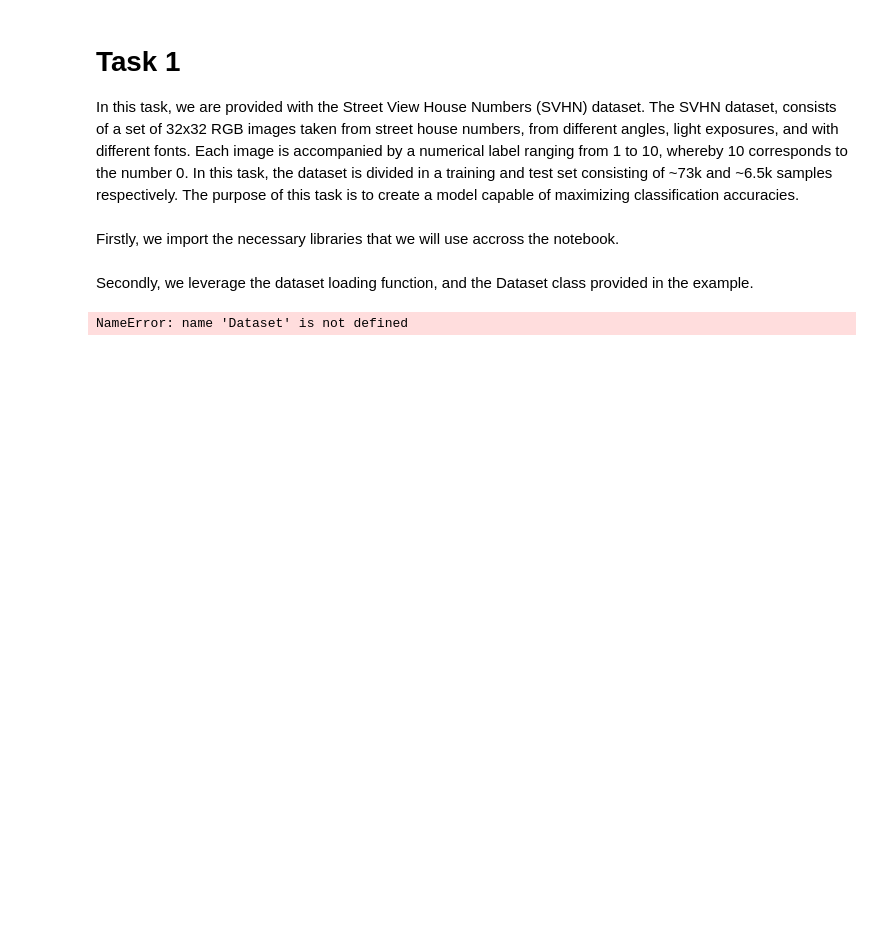
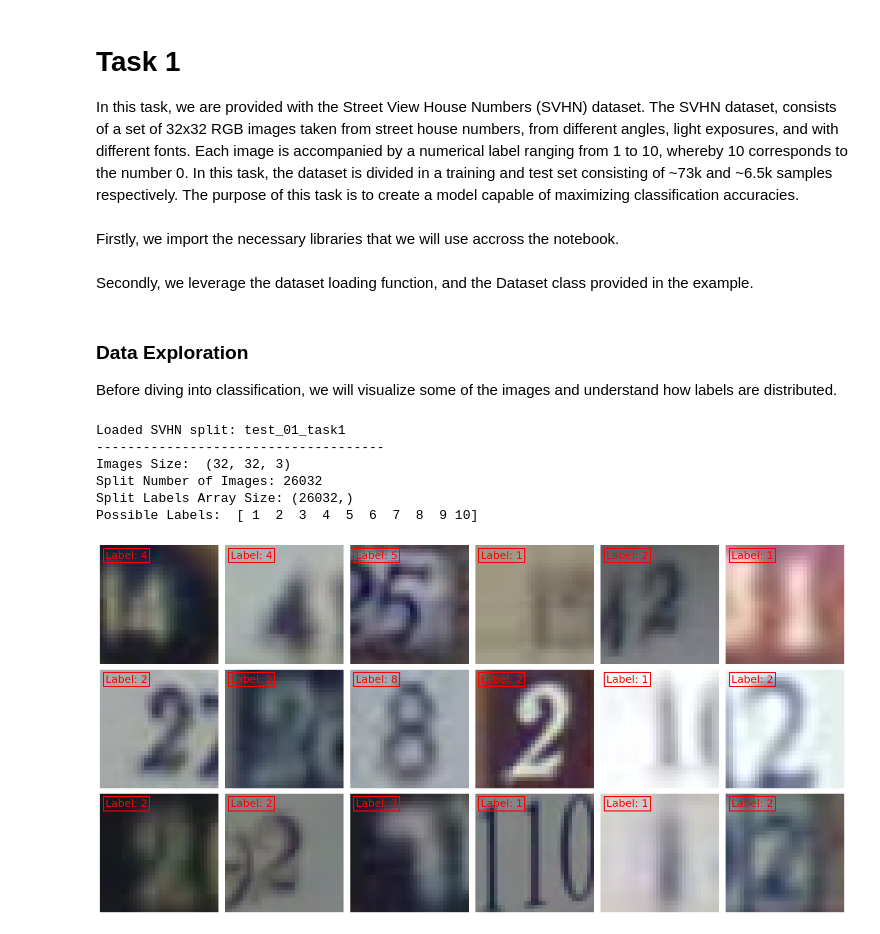
Before and after one commit to vicentepese/SDCV_test, a Jupyter notebook: seedtag_vicente_test.ipynb, the cells around one changed output. Saved outputs shown, nothing was run; the diff lists cells and outputs as text; code cells hidden in the pictures; blank space fills up the shorter version.

Commit message:
task1

```diff
--- a/seedtag_vicente_test.ipynb
+++ b/seedtag_vicente_test.ipynb
@@ -92,6 +94,17 @@ def load_data(root_dir, split):
     print('Possible Labels: ', np.unique(labels))
     return imgs,labels
 
+def eval_model(model,loader):
+    model.eval()
+    y_pred_list, targets_list = [], []
+    for (imgs, targets) in  loader:
+        y_pred = model(imgs)
+        _,y_pred_label = torch.max(y_pred, dim=1)
+        y_pred_list += y_pred_label.detach().numpy().tolist()
+        targets_list += targets.detach().numpy().tolist()
+    return(accuracy_score(targets_list, y_pred_list))
+
+
 class SVHNDataset(Dataset):
     """SVHNDataset SVHN Dataset class to parse images and targets
 
@@ -114,5 +127,34 @@ class SVHNDataset(Dataset):
         if self.transform:
             img = self.transform(img)
         return img, target-1 # target -1 assuming that there are no 0s
-# %% [output]
-NameError: name 'Dataset' is not defined
+# %% [markdown]
+### Data Exploration
+
+Before diving into classification, we will visualize some of the images and understand how labels are distributed.
+# %%
+def visualize_image(images, labels, index):
+    img = images[:,:,:,index]
+    label = labels[index]
+    plt.imshow((img))
+    plt.text(1, 3, 'Label: {label}'.format(label=label), c = 'red', fontsize= 20,
+             bbox=dict(fill=False, edgecolor='red', linewidth=2))
+    plt.axis('off')
+
+
+plt.subplots(figsize=(20,10))
+split_images, split_labels = load_data('./data','test_01_task1')
+for idx, image_index in enumerate(np.random.randint(0, split_images.shape[-1], 18)):
+    plt.subplot(3,6,idx+1)
+    visualize_image(split_images,
+                split_labels,
+                image_index)
+plt.tight_layout()
+plt.show()
+# %% [output]
+Loaded SVHN split: test_01_task1
+-------------------------------------
+Images Size:  (32, 32, 3)
+Split Number of Images: 26032
+Split Labels Array Size: (26032,)
+Possible Labels:  [ 1  2  3  4  5  6  7  8  9 10]
+[figure, added]
```
Also changed, not shown: parts of 25 cells of this notebook, 1 other file.
